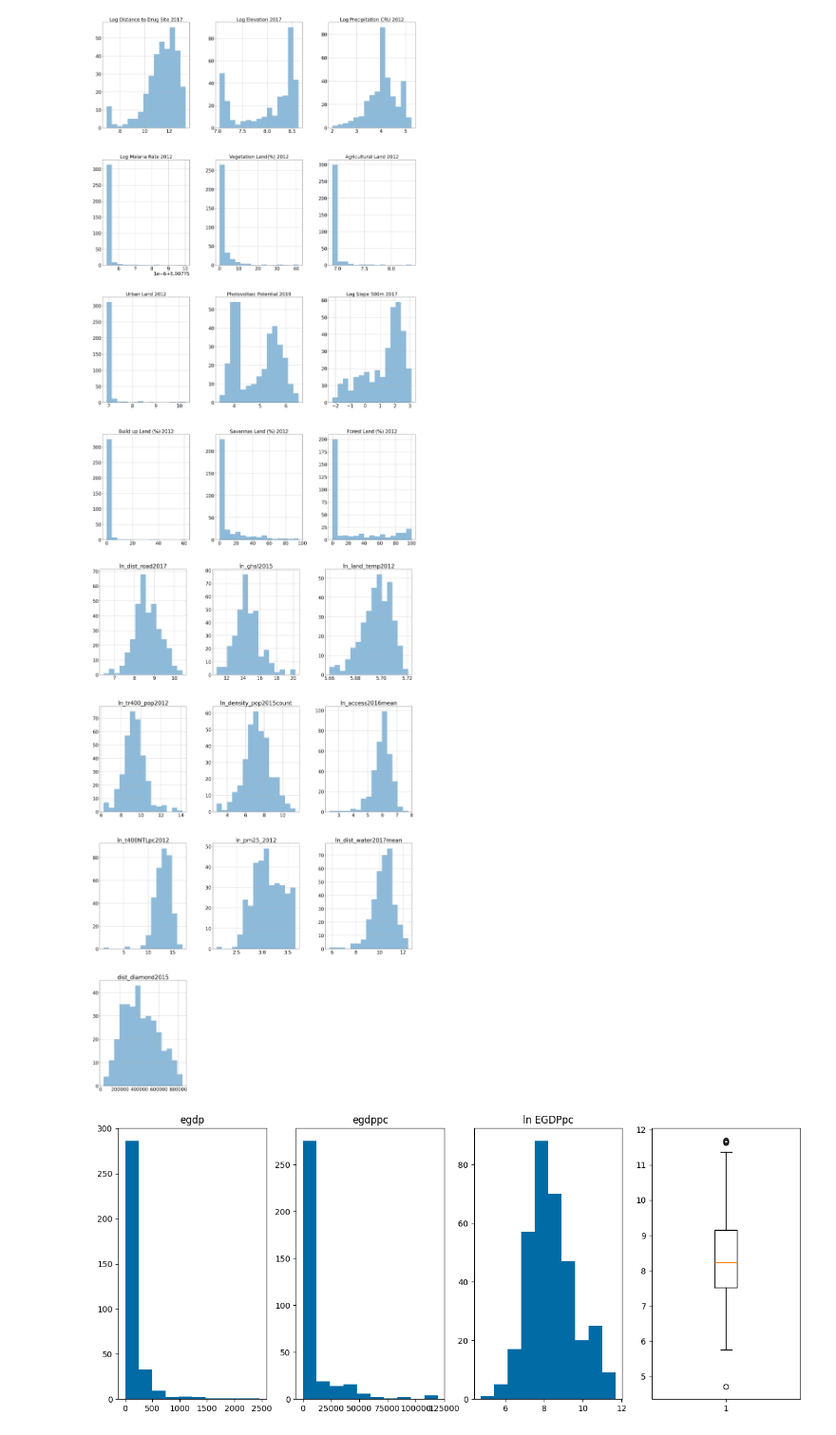
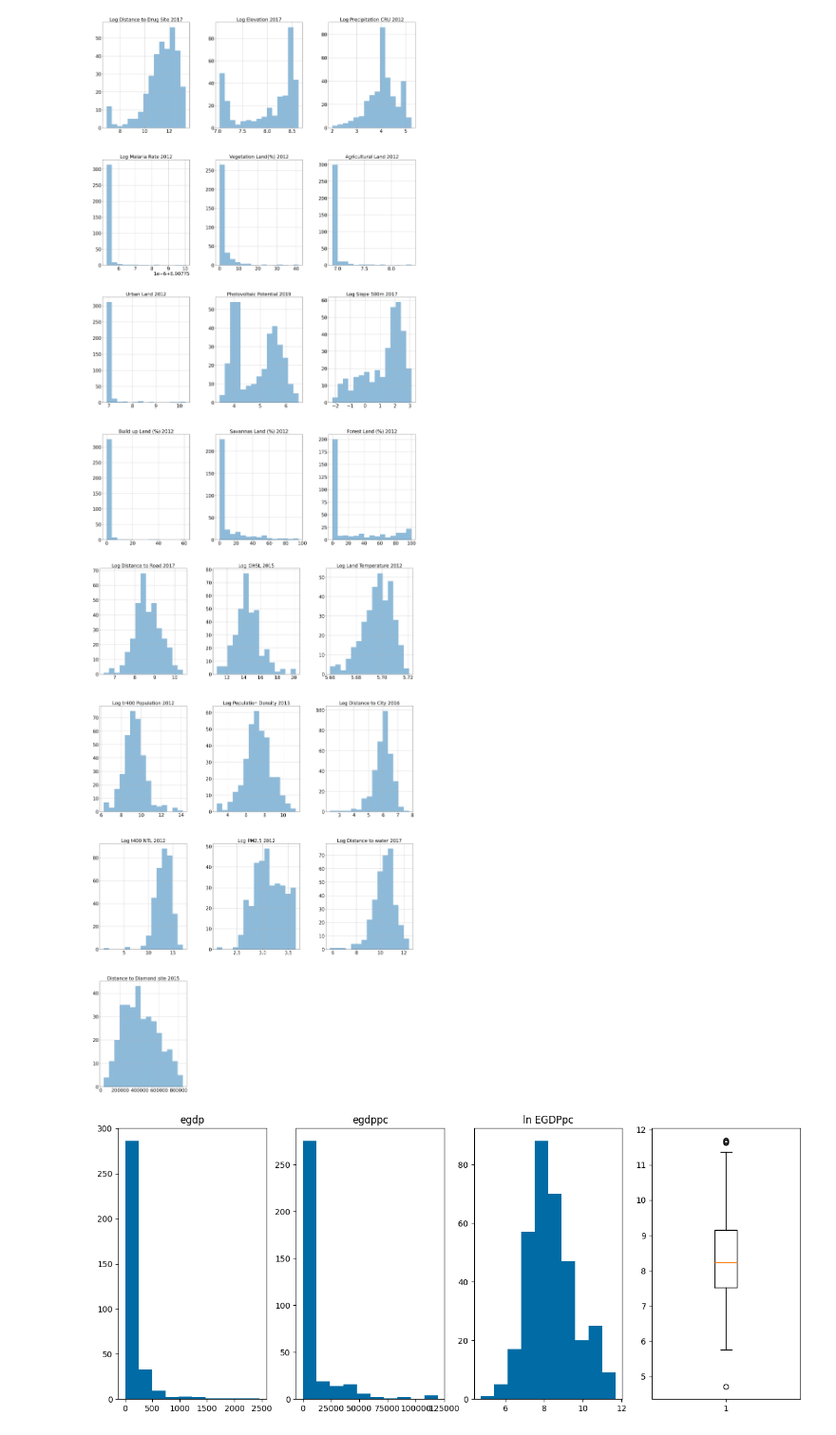
Before and after one commit to HendrixPeralta/bol_hdi_prediction, a Jupyter notebook: 01_data_exploration.ipynb, the cells around one changed output. Shown at 95% size. Drawn from its saved outputs; the diff is of its cells as text; code cells hidden in the pictures.

Commit message:
Added titles to the histograms of the normal distribution group

```diff
--- a/01_data_exploration.ipynb
+++ b/01_data_exploration.ipynb
@@ -692,29 +692,6 @@ Index([], dtype='object')
 #scatterplotmatrix(sat_mod[cols].values, figsize=(30,50), names=cols);
 # %% [markdown]
 ### Histogram plots
-# %%
-normal = ['ln_dist_road2017', 'ln_ghsl2015', 'ln_land_temp2012', 'ln_tr400_pop2012', 'ln_density_pop2015count',
-          'ln_access2016mean', 'ln_t400NTLpc2012', 'ln_pm25_2012', 'ln_dist_water2017mean', 'dist_diamond2015']
-
-# Set global font size
-plt.rcParams.update({'font.size': 16})
-
-# Plot histograms
-axes = sat_mod[normal].hist(bins=15, figsize=(30, 50), alpha=0.5)
-
-# List of titles corresponding to each histogram
-titles = ['Distance to Road 2017', 'GHSL 2015', 'Land Temperature 2012', 'TR400 Population 2012',
-          'Population Density 2015', 'Access 2016', 'T400 NTL per capita 2012', 'PM2.5 2012',
-          'Distance to Water 2017', 'Distance to Diamond 2015']
-
-# Set titles for each subplot
-for ax, title in zip(axes.flatten(), titles):
-    ax.set_title(title, fontsize=20)
-    ax.set_xlabel(ax.get_xlabel(), fontsize=18)
-    ax.set_ylabel(ax.get_ylabel(), fontsize=18)
-
-plt.tight_layout()
-plt.show()
 # %%
 used = ['ln_dist_drug2017mean', 'ln_elev2017mean','ln_precCRU2012mean', 'ln_mal_inci_rt_mean',
          'land_per_area_2012_cropland_natural_vegetation_mosaic', 'lnagr_land2012', 'lnurb_land2012', 'photov2019mean',
@@ -737,13 +714,20 @@ plt.show()
 # %%
 normal = ['ln_dist_road2017', 'ln_ghsl2015', 'ln_land_temp2012', 'ln_tr400_pop2012', 'ln_density_pop2015count',
           'ln_access2016mean', 'ln_t400NTLpc2012', 'ln_pm25_2012', 'ln_dist_water2017mean', 'dist_diamond2015',]
 #sat_mod.drop(columns= {"id", 'land_per_area_2012_count'}).hist(bins=15, figsize=(30,50), alpha=0.5)
 plt.rcParams.update({'font.size': 25})
-sat_mod[normal].hist(bins=15, figsize=(30,50), alpha=0.5)
 
+axes = sat_mod[normal].hist(bins=15, figsize=(30,50), alpha=0.5)
+
+titles = ["Log Distance to Road 2017", "Log GHSL 2015", "Log Land Temperature 2012", "Log tr400 Population 2012",
+          "Log Population Density 2015", "Log Distance to City 2016", "Log t400 NTL 2012", "Log PM2.5 2012",
+          "Log Distance to water 2017", "Distance to Diamond site 2015"]
+
+for ax, title in zip(axes.flatten(), titles):
+    ax.set_title(title, fontsize = 25)
 plt.show()
 # %% [output]
-[figure, old version]
+[figure, new version]
 # %%
 plt.style.use("tableau-colorblind10")
 
```
